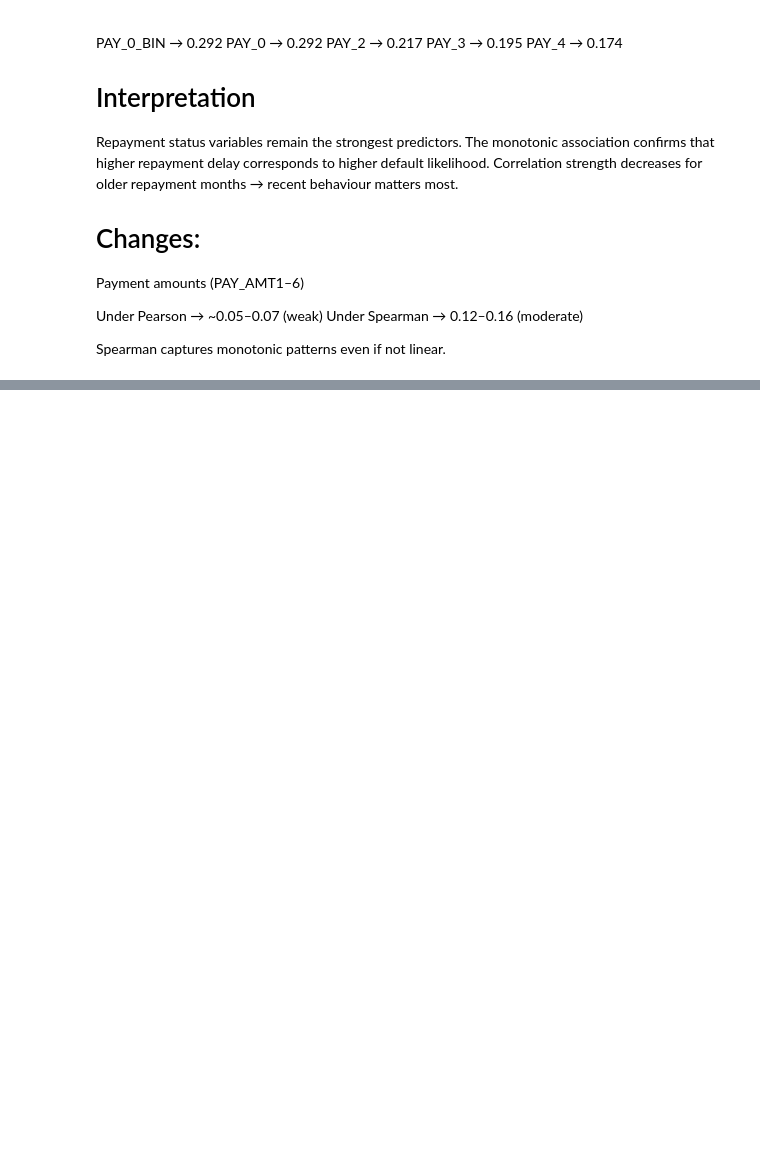
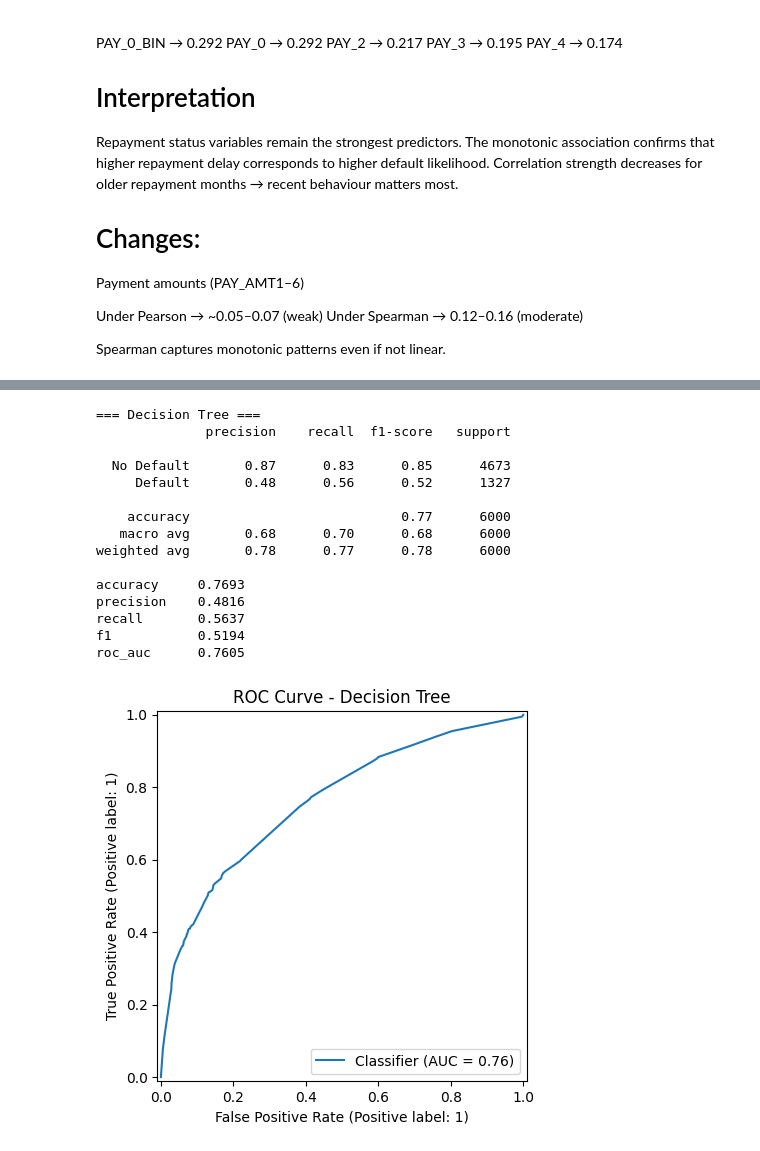
Before and after one commit to Kay79SL/Credit-Risk-Score-ML, a Jupyter notebook: data/raw/df_raw_risk_pd.ipynb, the cells around one changed output, grey strips where cells are left out. Drawn from its saved outputs; the diff is of its cells as text; code cells hidden in the pictures; blank space fills up the shorter version.

```diff
--- a/data/raw/df_raw_risk_pd.ipynb
+++ b/data/raw/df_raw_risk_pd.ipynb
@@ -966,0 +1158,46 @@ df_fe["PAY_RATIO_6M_MEAN"] = df_fe[[f"PAY_RATIO{i}" for i in range(1,7)]].mean(a
+# %%
+# =============================================================================
+# BASELINE MODEL - DECISION TREE
+# =============================================================================
+
+dt_pipe = Pipeline([
+    ("prep", preprocess),
+    ("model", DecisionTreeClassifier(
+        class_weight="balanced",
+        max_depth=6,
+        min_samples_leaf=50,
+        random_state=42
+    ))
+])
+
+dt_pipe.fit(X_train, y_train)
+
+y_pred_dt = dt_pipe.predict(X_test)
+y_prob_dt = dt_pipe.predict_proba(X_test)[:, 1]
+
+dt_metrics = get_metrics(y_test, y_prob_dt)
+
+print("=== Decision Tree ===")
+print(classification_report(y_test, y_pred_dt, target_names=["No Default", "Default"]))
+print(pd.Series(dt_metrics).round(4).to_string())
+
+RocCurveDisplay.from_predictions(y_test, y_prob_dt)
+plt.title("ROC Curve - Decision Tree")
+plt.show()
+# %% [output]
+=== Decision Tree ===
+              precision    recall  f1-score   support
+
+  No Default       0.87      0.83      0.85      4673
+     Default       0.48      0.56      0.52      1327
+
+    accuracy                           0.77      6000
+   macro avg       0.68      0.70      0.68      6000
+weighted avg       0.78      0.77      0.78      6000
+
+accuracy     0.7693
+precision    0.4816
+recall       0.5637
+f1           0.5194
+roc_auc      0.7605
+[figure, added]
```
Also changed, not shown: parts of 30 cells of this notebook.
